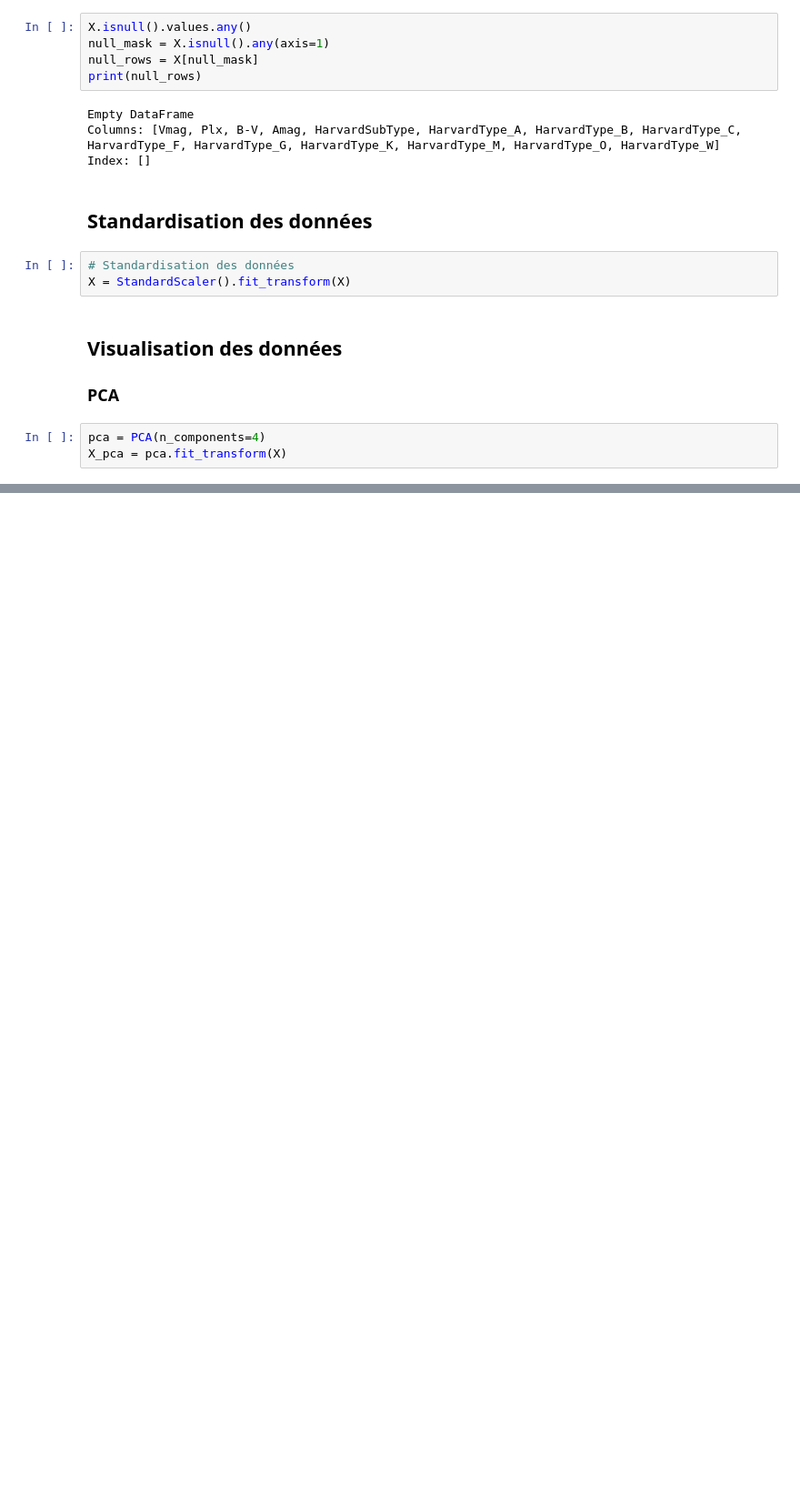
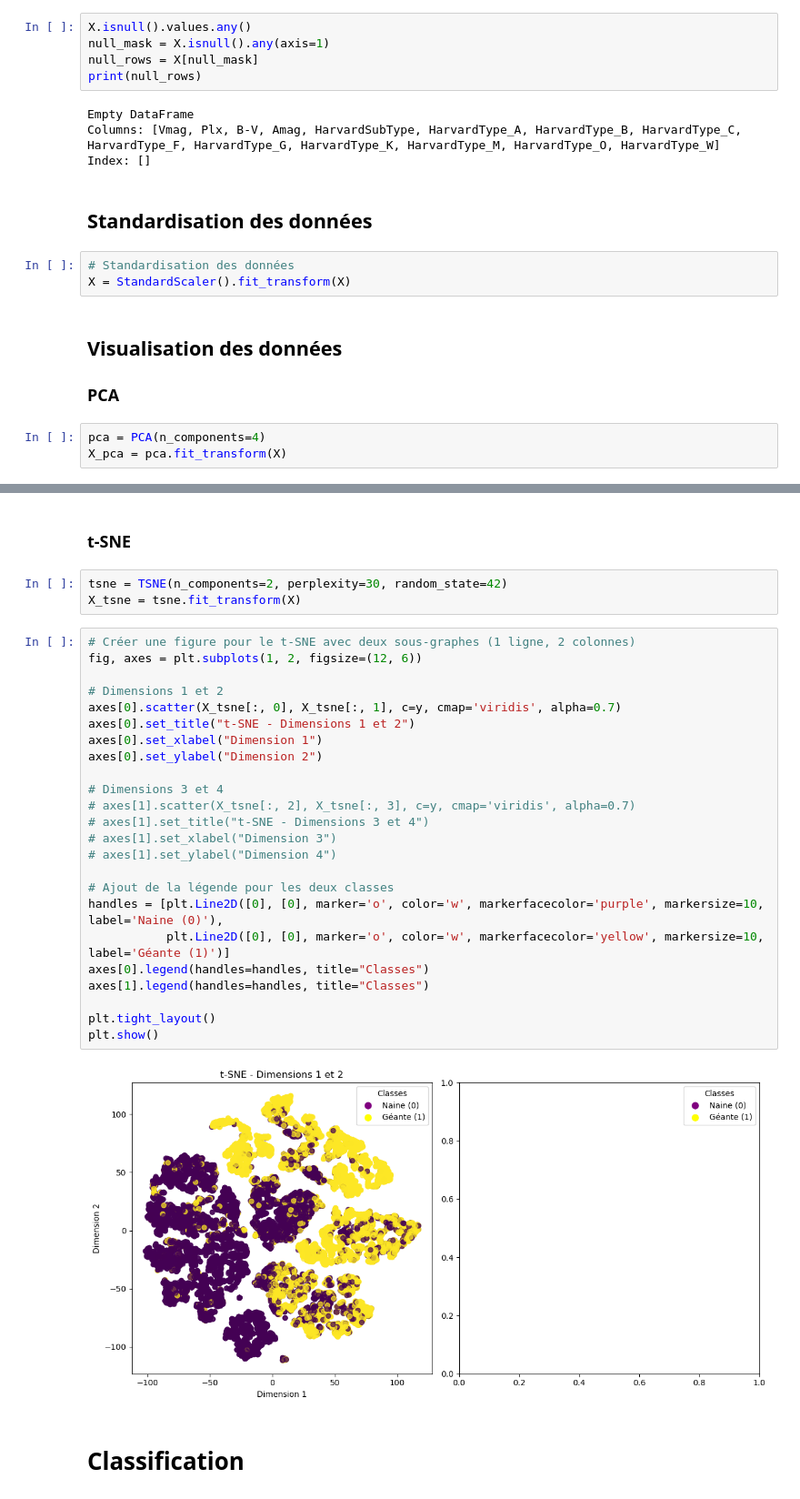
Before and after one commit to tanguy-linard/stellar-classification, a Jupyter notebook: stellar_classification.ipynb, the cells around one changed output, grey strips where cells are left out. Shown: that part at 91% size. Drawn from its saved outputs; the diff is of its cells as text; blank space fills up the shorter version.

Commit message:
t-SNE 2 dimensions

```diff
--- a/stellar_classification.ipynb
+++ b/stellar_classification.ipynb
@@ -216,3 +216,36 @@ plt.show()
 # %% [output]
 No artists with labels found to put in legend.  Note that artists whose label start with an underscore are ignored when legend() is called with no argument.
 [figure]
+# %% [markdown]
+### t-SNE
+# %%
+tsne = TSNE(n_components=2, perplexity=30, random_state=42)
+X_tsne = tsne.fit_transform(X)
+# %%
+# Créer une figure pour le t-SNE avec deux sous-graphes (1 ligne, 2 colonnes)
+fig, axes = plt.subplots(1, 2, figsize=(12, 6))
+
+# Dimensions 1 et 2
+axes[0].scatter(X_tsne[:, 0], X_tsne[:, 1], c=y, cmap='viridis', alpha=0.7)
+axes[0].set_title("t-SNE - Dimensions 1 et 2")
+axes[0].set_xlabel("Dimension 1")
+axes[0].set_ylabel("Dimension 2")
+
+# Dimensions 3 et 4
+# axes[1].scatter(X_tsne[:, 2], X_tsne[:, 3], c=y, cmap='viridis', alpha=0.7)
+# axes[1].set_title("t-SNE - Dimensions 3 et 4")
+# axes[1].set_xlabel("Dimension 3")
+# axes[1].set_ylabel("Dimension 4")
+
+# Ajout de la légende pour les deux classes
+handles = [plt.Line2D([0], [0], marker='o', color='w', markerfacecolor='purple', markersize=10, label='Naine (0)'),
+           plt.Line2D([0], [0], marker='o', color='w', markerfacecolor='yellow', markersize=10, label='Géante (1)')]
+axes[0].legend(handles=handles, title="Classes")
+axes[1].legend(handles=handles, title="Classes")
+
+plt.tight_layout()
+plt.show()
+# %% [output]
+[figure, added]
+# %% [markdown]
+# Classification
```
Also changed, not shown: parts of 1 cell of this notebook.
